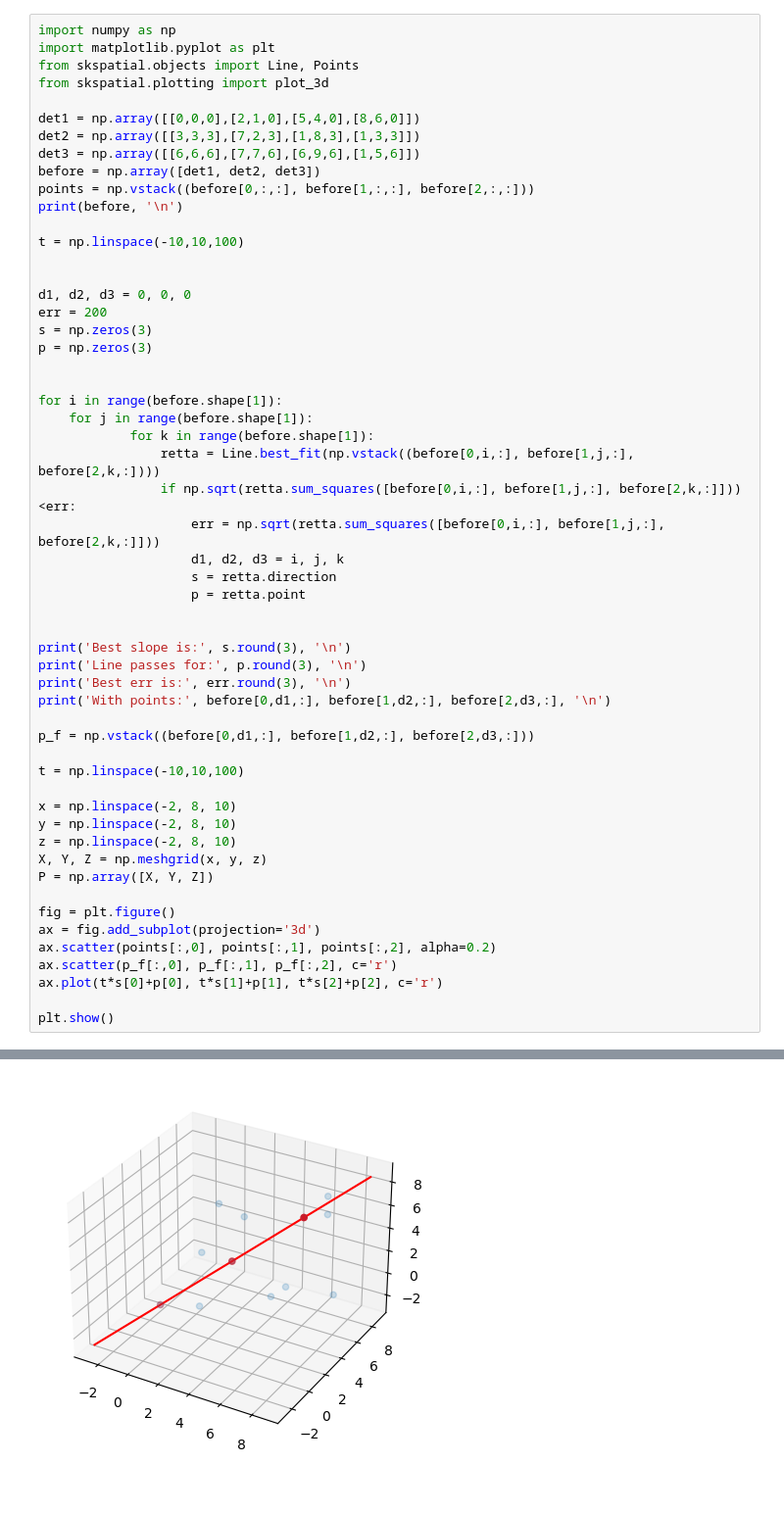
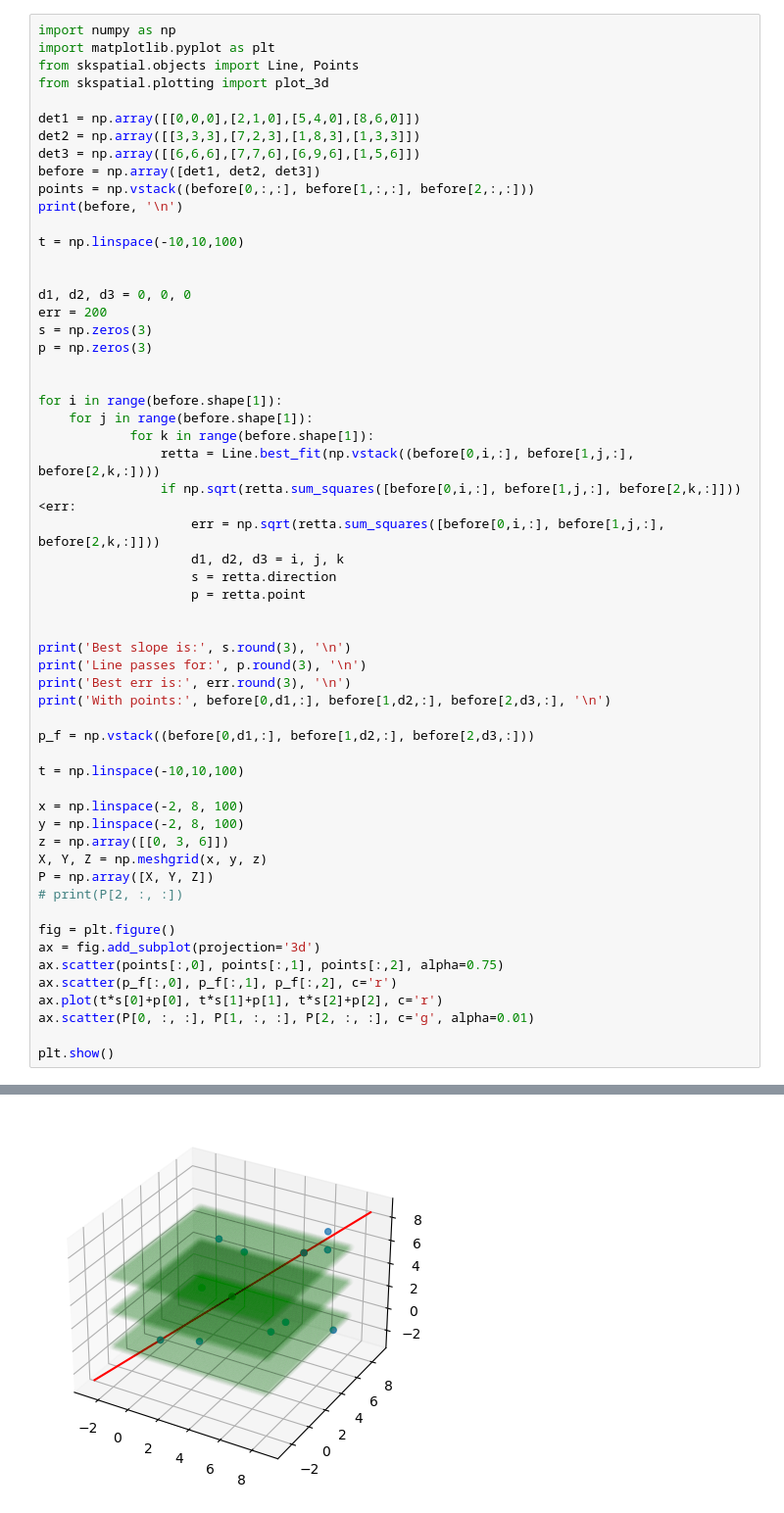
Before and after one commit to FrancescoZane/LaboratoryOfComputationalPhysics_Y5, a Jupyter notebook: Project/Tracking.ipynb, the cells around one changed output, grey strips where cells are left out. Shown at 98% size. Cells and saved outputs as stored; diff of their text form.

```diff
--- a/Project/Tracking.ipynb
+++ b/Project/Tracking.ipynb
@@ -163,35 +164,37 @@ p_f = np.vstack((before[0,d1,:], before[1,d2,:], before[2,d3,:]))
 
 t = np.linspace(-10,10,100)
 
-x = np.linspace(-2, 8, 10)
-y = np.linspace(-2, 8, 10)
-z = np.linspace(-2, 8, 10)
+x = np.linspace(-2, 8, 100)
+y = np.linspace(-2, 8, 100)
+z = np.array([[0, 3, 6]])
 X, Y, Z = np.meshgrid(x, y, z)
 P = np.array([X, Y, Z])
+# print(P[2, :, :])
 
 fig = plt.figure()
 ax = fig.add_subplot(projection='3d')
-ax.scatter(points[:,0], points[:,1], points[:,2], alpha=0.2)
+ax.scatter(points[:,0], points[:,1], points[:,2], alpha=0.75)
 ax.scatter(p_f[:,0], p_f[:,1], p_f[:,2], c='r')
 ax.plot(t*s[0]+p[0], t*s[1]+p[1], t*s[2]+p[2], c='r')
+ax.scatter(P[0, :, :], P[1, :, :], P[2, :, :], c='g', alpha=0.01)
 
 plt.show()
 # %% [output]
 [[[0 0 0]
   [2 1 0]
   [5 4 0]
   [8 6 0]]
 
  [[3 3 3]
   [7 2 3]
   [1 8 3]
   [1 3 3]]
 
  [[6 6 6]
   [7 7 6]
 ... (6 lines left out)
 
 Best err is: 0.0
 
 With points: [0 0 0] [3 3 3] [6 6 6]
-[figure, old version]
+[figure, new version]
```
Also changed, not shown: parts of 2 cells of this notebook, 4 other files.
